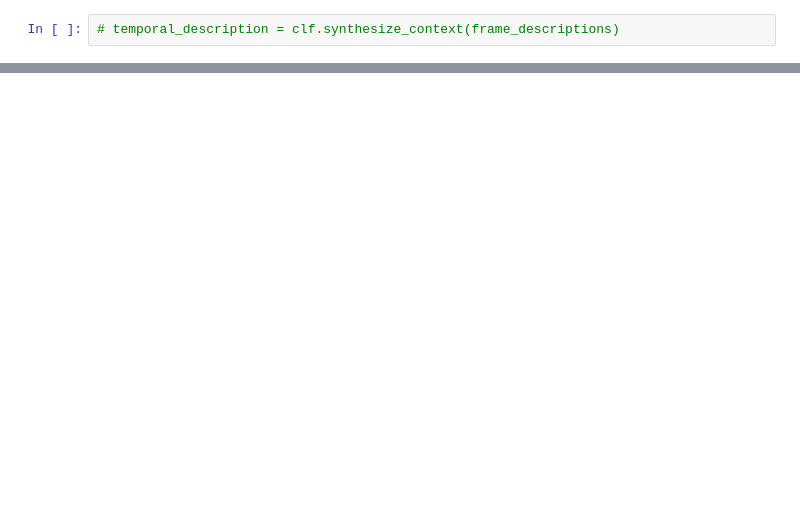
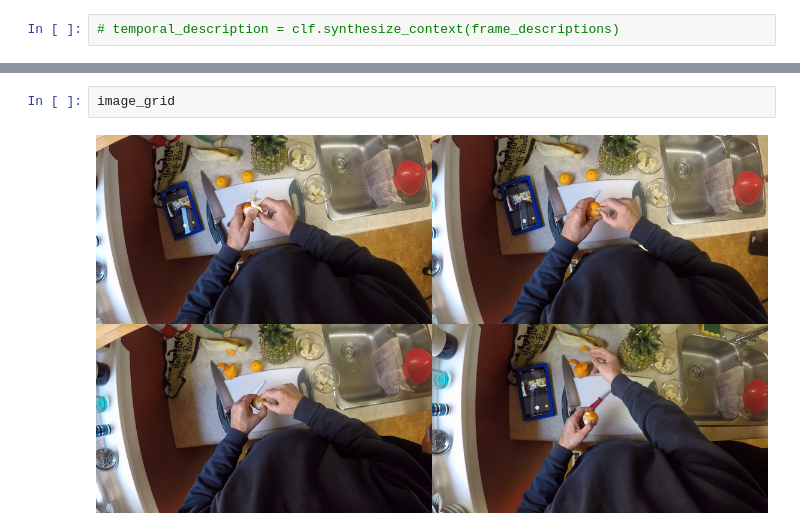
Before and after one commit to adeshkadambi/ADLLM, a Jupyter notebook: examples/step_by_step.ipynb, the cells around one changed output, grey strips where cells are left out. Cells and saved outputs as stored; diff of their text form; blank space fills up the shorter version.

```diff
--- a/examples/step_by_step.ipynb
+++ b/examples/step_by_step.ipynb
@@ -39,2 +114,6 @@ adl_prediction = clf.classify_adl(frame_descriptions, image_grid)
+# %%
+image_grid
+# %% [output]
+[figure, added]
 # %%
 print(adl_prediction)
```
Also changed, not shown: parts of 10 cells of this notebook, 3 other files.
